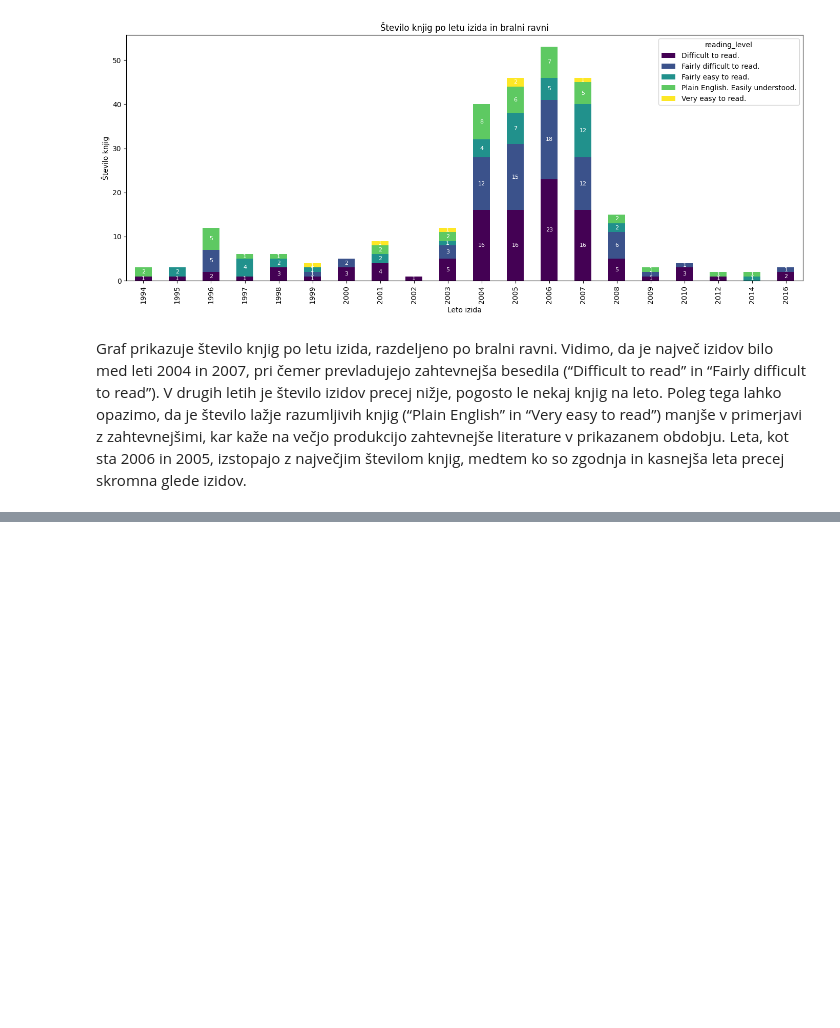
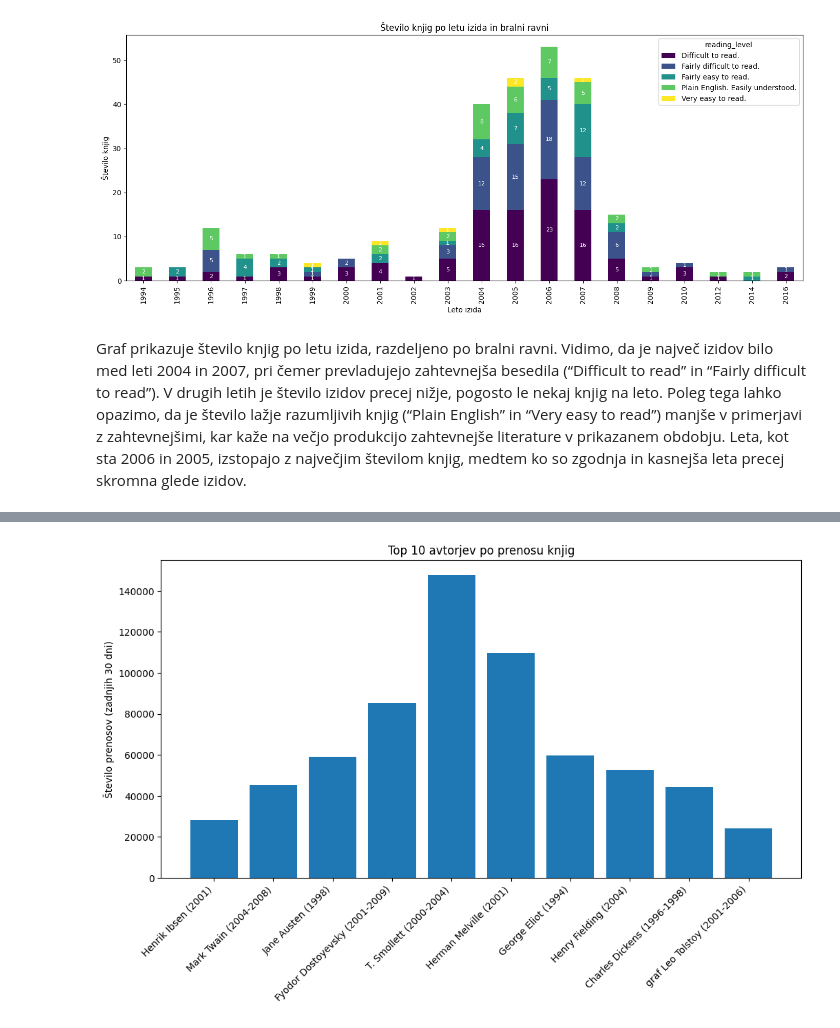
Before and after one commit to kajzrca/UVP-projekt, a Jupyter notebook: KNJIGE.ipynb, the cells around one changed output, grey strips where cells are left out. Cells and saved outputs as stored; diff of their text form; code cells hidden in the pictures; blank space fills up the shorter version.

```diff
--- a/KNJIGE.ipynb
+++ b/KNJIGE.ipynb
@@ -253,0 +319,52 @@ Graf prikazuje število knjig po letu izida, razdeljeno po bralni ravni. Vidimo,
+# %%
+podatki["release_date"] = pd.to_datetime(podatki["release_date"], errors="coerce")
+podatki["year"] = podatki["release_date"].dt.year
+
+top_authors = (
+    podatki.groupby("author")["downloads_last_30d"]
+    .sum()
+    .reset_index()
+    .sort_values(by="downloads_last_30d", ascending=False)
+    .head(10)
+)
+year_range = (
+    podatki.groupby("author")["year"]
+    .agg(["min", "max"])
+    .reset_index()
+)
+top_authors = top_authors.merge(year_range, on="author")
+def format_label(row):
+    if pd.isna(row["min"]):
+        return f"{row['author']} (ni podatka)"
+    elif row["min"] == row["max"]:
+        return f"{row['author']} ({row['min']})"
+    else:
+        return f"{row['author']} ({row['min']}-{row['max']})"
+
+top_authors["label"] = top_authors.apply(format_label, axis=1)
+
+sorted_authors = top_authors.sort_values(by="downloads_last_30d", ascending=False)
+center_out = []
+left, right = [], []
+toggle = True
+for i, row in enumerate(sorted_authors.itertuples(index=False)):
+    if i == 0:
+        center_out.append(row)
+    elif toggle:
+        right.append(row)
+        toggle = False
+    else:
+        left.append(row)
+        toggle = True
+final_order = left[::-1] + center_out + right
+labels = [row.label for row in final_order]
+values = [row.downloads_last_30d for row in final_order]
+
+plt.figure(figsize=(12,6))
+bars = plt.bar(labels, values)
+plt.xticks(rotation=45, ha="right")
+plt.ylabel("Število prenosov (zadnjih 30 dni)")
+plt.title("Top 10 avtorjev po prenosu knjig")
+plt.show()
+# %% [output]
+[figure, added]
```
Also changed, not shown: parts of 6 cells of this notebook.
